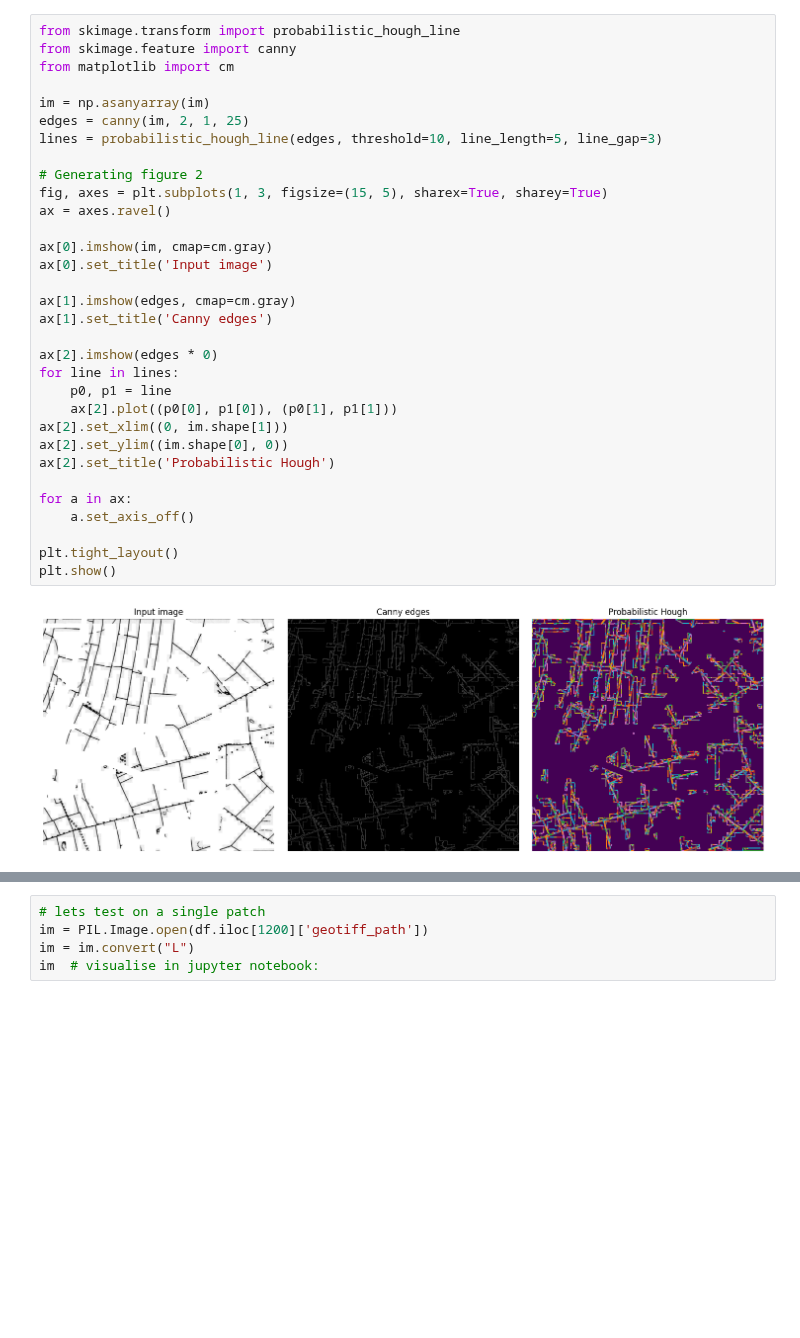
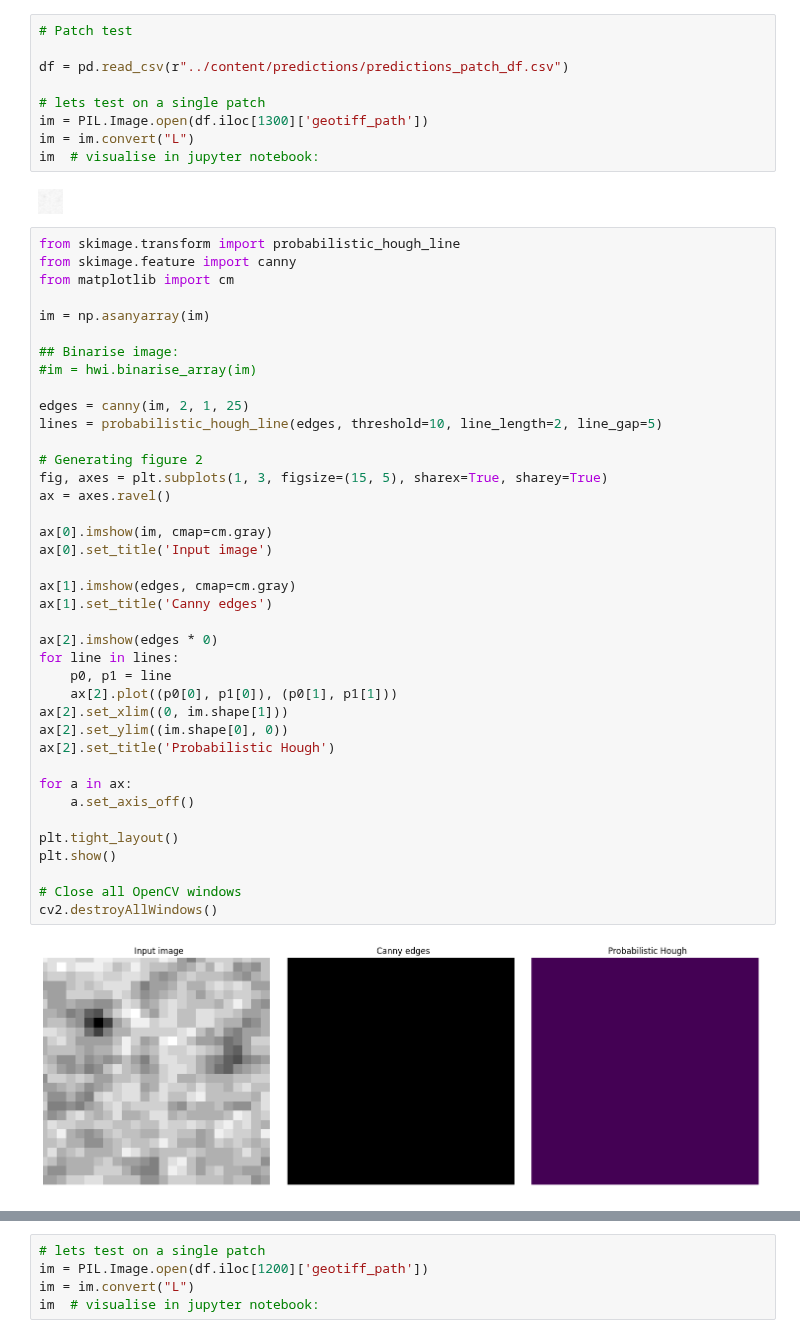
Before and after one commit to pdnpa/cnn-boundaries, a Jupyter notebook: notebooks/Wall inference from historic maps example.ipynb, the cells around one changed output, grey strips where cells are left out. Saved outputs shown, nothing was run; the diff lists cells and outputs as text; blank space fills up the shorter version.

```diff
--- a/notebooks/Wall inference from historic maps example.ipynb
+++ b/notebooks/Wall inference from historic maps example.ipynb
@@ -28,34 +70,52 @@ im  # visualise in jupyter notebook:
+# %%
+# Patch test
+
+df = pd.read_csv(r"../content/predictions/predictions_patch_df.csv")
+
+# lets test on a single patch
+im = PIL.Image.open(df.iloc[1300]['geotiff_path'])
+im = im.convert("L")
+im  # visualise in jupyter notebook:
+# %% [output]
+[figure, added]
 # %%
 from skimage.transform import probabilistic_hough_line
 from skimage.feature import canny
 from matplotlib import cm
 
 im = np.asanyarray(im)
+
+## Binarise image:
+#im = hwi.binarise_array(im)
+
 edges = canny(im, 2, 1, 25)
-lines = probabilistic_hough_line(edges, threshold=10, line_length=5, line_gap=3)
+lines = probabilistic_hough_line(edges, threshold=10, line_length=2, line_gap=5)
 
 # Generating figure 2
 fig, axes = plt.subplots(1, 3, figsize=(15, 5), sharex=True, sharey=True)
 ax = axes.ravel()
 
 ax[0].imshow(im, cmap=cm.gray)
 ax[0].set_title('Input image')
 
 ax[1].imshow(edges, cmap=cm.gray)
 ax[1].set_title('Canny edges')
 
 ax[2].imshow(edges * 0)
 for line in lines:
     p0, p1 = line
     ax[2].plot((p0[0], p1[0]), (p0[1], p1[1]))
 ax[2].set_xlim((0, im.shape[1]))
 ax[2].set_ylim((im.shape[0], 0))
 ax[2].set_title('Probabilistic Hough')
 
 for a in ax:
     a.set_axis_off()
 
 plt.tight_layout()
 plt.show()
+
+# Close all OpenCV windows
+cv2.destroyAllWindows()
 # %% [output]
-[figure, old version]
+[figure, new version]
```
Also changed, not shown: parts of 10 cells of this notebook.
